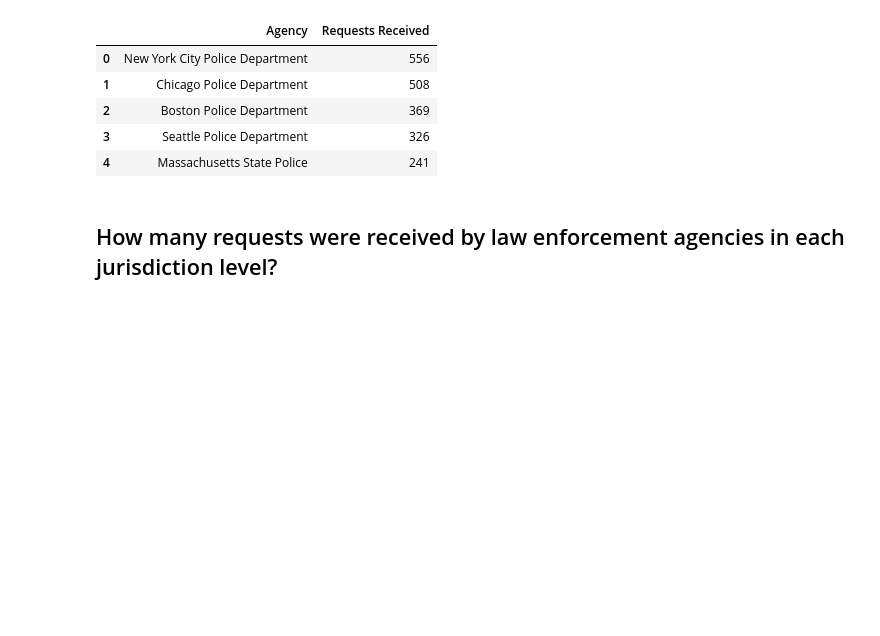
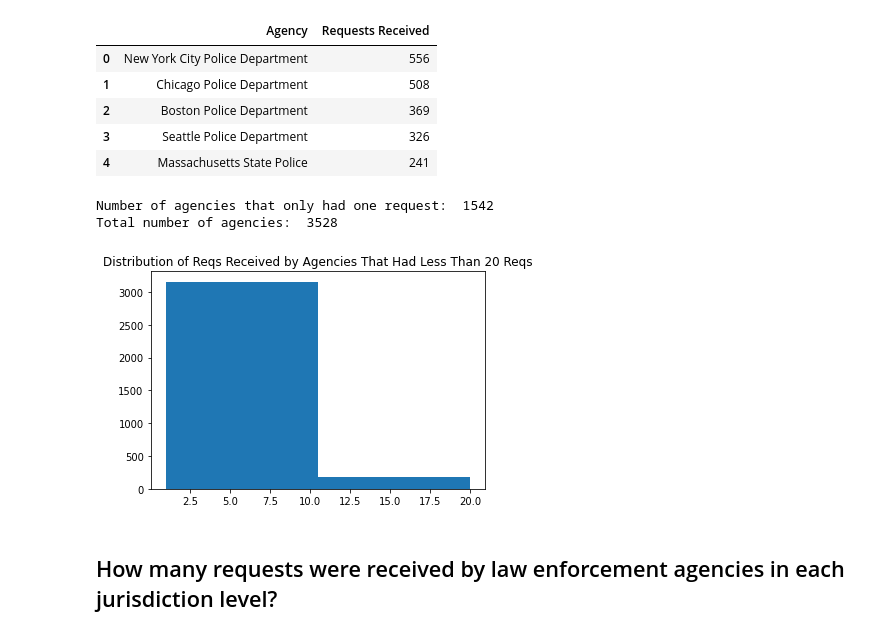
Before and after one commit to emile-66/muckrock_data, a Jupyter notebook: muckrock_requests_analysis.ipynb, the cells around one changed output. Saved outputs shown, nothing was run; the diff lists cells and outputs as text; code cells hidden in the pictures; blank space fills up the shorter version.

```diff
--- a/muckrock_requests_analysis.ipynb
+++ b/muckrock_requests_analysis.ipynb
@@ -63,3 +66,14 @@ by_agency.head()
+# %%
+print("Number of agencies that only had one request: ", one_req, "\nTotal number of agencies: ", tot)
+# %% [output]
+Number of agencies that only had one request:  1542
+Total number of agencies:  3528
+# %%
+less_than20 = by_agency[by_agency['Requests Received'] <= 20]
+plt.title('Distribution of Reqs Received by Agencies That Had Less Than 20 Reqs')
+plt.hist(less_than20['Requests Received'], bins = 2);
+# %% [output]
+[figure, added]
 # %% [markdown]
 ## How many requests were received by law enforcement agencies in each jurisdiction level? ##
 # %%
```
Also changed, not shown: parts of 1 cell of this notebook.
